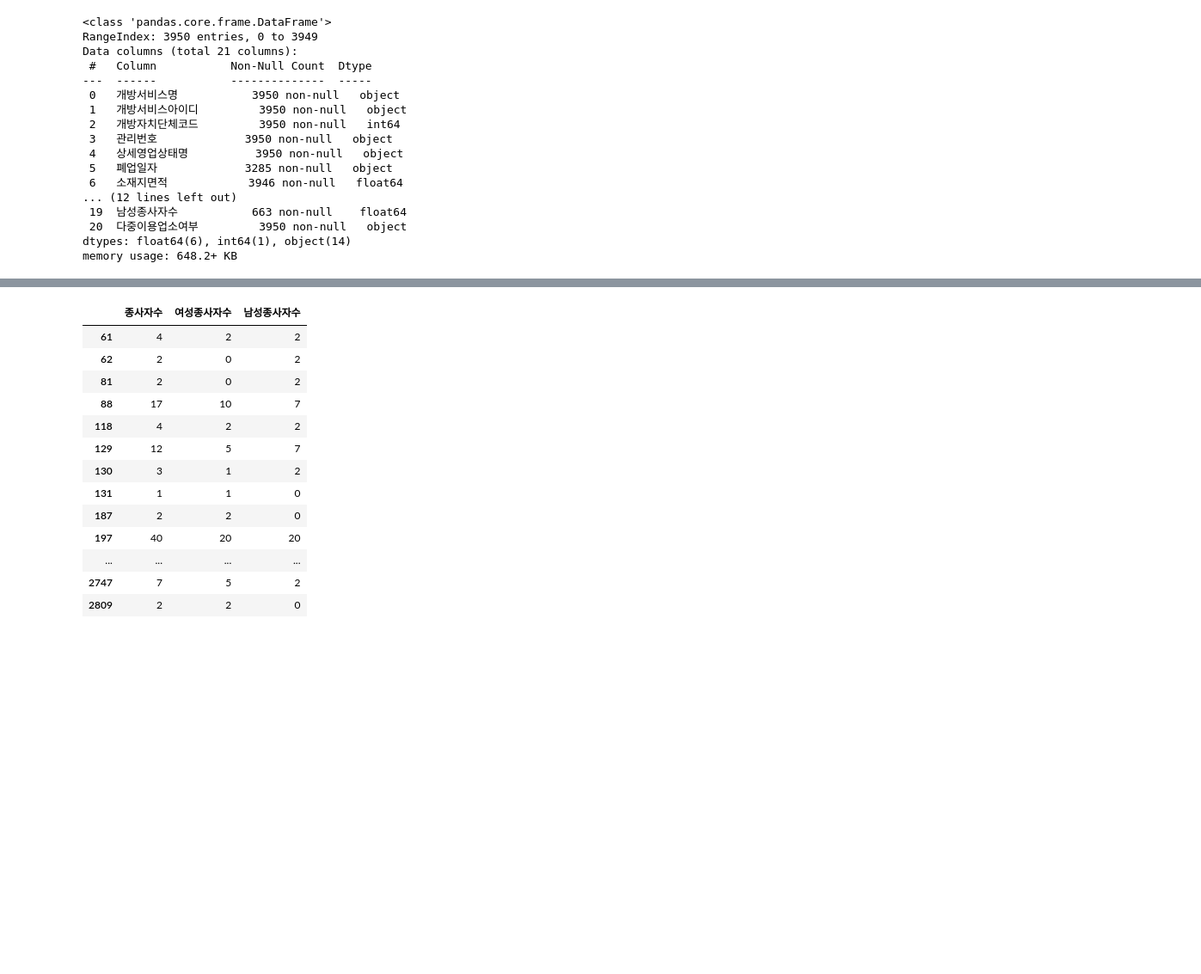
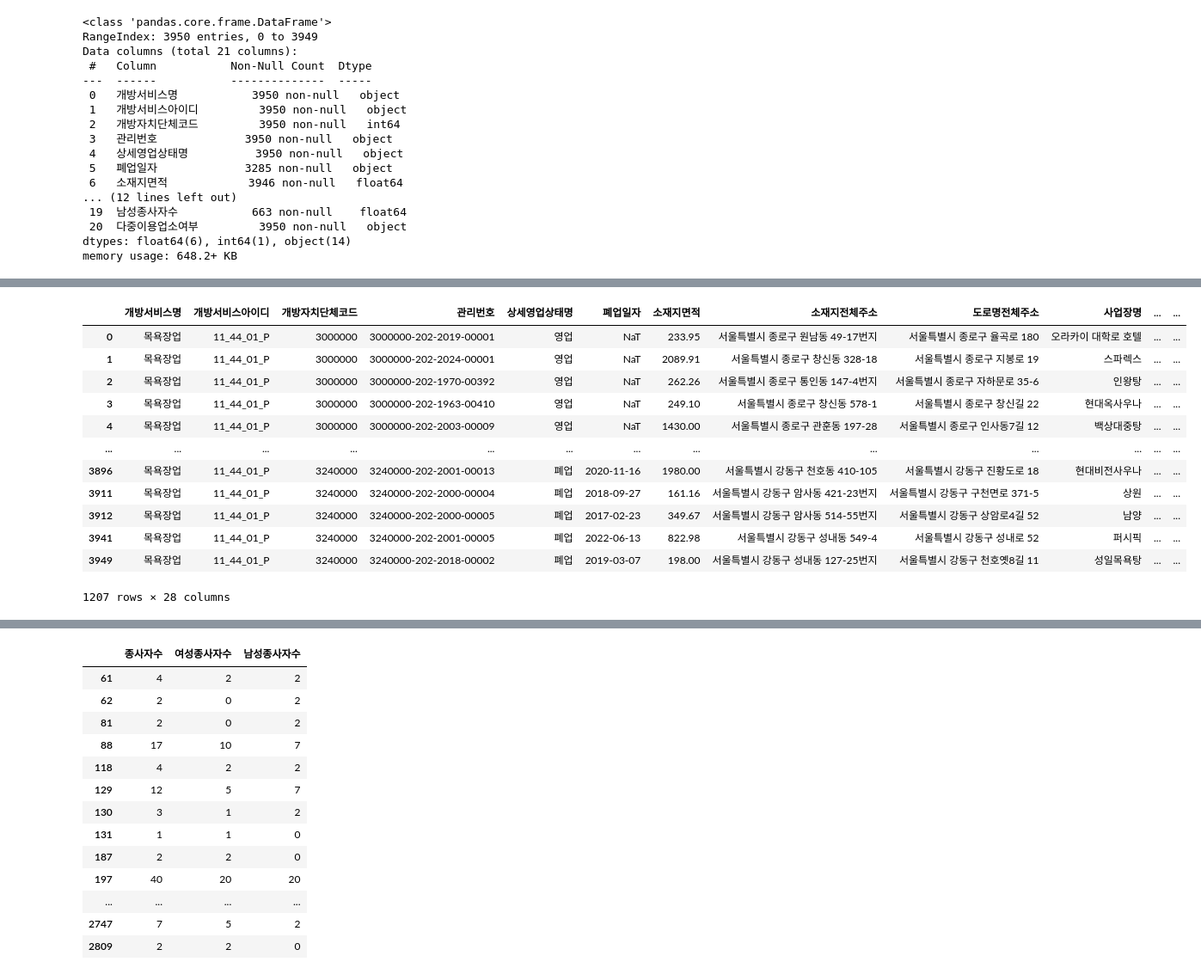
Before and after one commit to mimimoo02/youngwon, a Jupyter notebook: code/add_data.ipynb, the cells around one changed output, grey strips where cells are left out. Shown: that part at 86% size. Saved outputs shown, nothing was run; the diff lists cells and outputs as text; code cells hidden in the pictures; blank space fills up the shorter version.

```diff
--- a/code/add_data.ipynb
+++ b/code/add_data.ipynb
@@ -157,8 +160,8 @@ memory usage: 648.2+ KB
 # %%
 data['폐업일자'] = pd.to_datetime(data['폐업일자'], errors='coerce')
 
-# 폐업일자가 있고 & 2018-01-01 이전인 경우 제거
-mask_drop = data['폐업일자'].notna() & (data['폐업일자'] < pd.Timestamp('2018-01-01'))
+# 폐업일자가 있고 & 2017-01-01 이전인 경우 제거
+mask_drop = data['폐업일자'].notna() & (data['폐업일자'] < pd.Timestamp('2017-01-01'))
 
 data = data[~mask_drop]
 data.info()
@@ -182,0 +186,9 @@ memory usage: 194.9+ KB
+# %%
+### 소재지전체주소, 도로명전체주소 상호보완 ###
+# '소재지전체주소'의 NaN 값을 '도로명전체주소' 값으로 채우기
+data['소재지전체주소'] = data['소재지전체주소'].fillna(data['도로명전체주소'])
+
+# '도로명전체주소'의 NaN 값을 '소재지전체주소' 값으로 채우기
+data['도로명전체주소'] = data['도로명전체주소'].fillna(data['소재지전체주소'])
+
+data.isna().sum()
@@ -182,0 +550,16 @@ memory usage: 194.9+ KB
+# %%
+data
+# %% [output]
+|  | 개방서비스명 | 개방서비스아이디 | 개방자치단체코드 | 관리번호 | 상세영업상태명 | 폐업일자 | 소재지면적 | 소재지전체주소 | 도로명전체주소 | 사업장명 | ... | ... |
+| 0 | 목욕장업 | 11_44_01_P | 3000000 | 3000000-202-2019-00001 | 영업 | NaT | 233.95 | 서울특별시 종로구 원남동 49-17번지 | 서울특별시 종로구 율곡로 180 | 오라카이 대학로 호텔 | ... | ... |
+| 1 | 목욕장업 | 11_44_01_P | 3000000 | 3000000-202-2024-00001 | 영업 | NaT | 2089.91 | 서울특별시 종로구 창신동 328-18 | 서울특별시 종로구 지봉로 19 | 스파렉스 | ... | ... |
+| 2 | 목욕장업 | 11_44_01_P | 3000000 | 3000000-202-1970-00392 | 영업 | NaT | 262.26 | 서울특별시 종로구 통인동 147-4번지 | 서울특별시 종로구 자하문로 35-6 | 인왕탕 | ... | ... |
+| 3 | 목욕장업 | 11_44_01_P | 3000000 | 3000000-202-1963-00410 | 영업 | NaT | 249.10 | 서울특별시 종로구 창신동 578-1 | 서울특별시 종로구 창신길 22 | 현대옥사우나 | ... | ... |
+| 4 | 목욕장업 | 11_44_01_P | 3000000 | 3000000-202-2003-00009 | 영업 | NaT | 1430.00 | 서울특별시 종로구 관훈동 197-28 | 서울특별시 종로구 인사동7길 12 | 백상대중탕 | ... | ... |
+| ... | ... | ... | ... | ... | ... | ... | ... | ... | ... | ... | ... | ... |
+| 3896 | 목욕장업 | 11_44_01_P | 3240000 | 3240000-202-2001-00013 | 폐업 | 2020-11-16 | 1980.00 | 서울특별시 강동구 천호동 410-105 | 서울특별시 강동구 진황도로 18 | 현대비전사우나 | ... | ... |
+| 3911 | 목욕장업 | 11_44_01_P | 3240000 | 3240000-202-2000-00004 | 폐업 | 2018-09-27 | 161.16 | 서울특별시 강동구 암사동 421-23번지 | 서울특별시 강동구 구천면로 371-5 | 상원 | ... | ... |
+| 3912 | 목욕장업 | 11_44_01_P | 3240000 | 3240000-202-2000-00005 | 폐업 | 2017-02-23 | 349.67 | 서울특별시 강동구 암사동 514-55번지 | 서울특별시 강동구 상암로4길 52 | 남양 | ... | ... |
+| 3941 | 목욕장업 | 11_44_01_P | 3240000 | 3240000-202-2001-00005 | 폐업 | 2022-06-13 | 822.98 | 서울특별시 강동구 성내동 549-4 | 서울특별시 강동구 성내로 52 | 퍼시픽 | ... | ... |
+| 3949 | 목욕장업 | 11_44_01_P | 3240000 | 3240000-202-2018-00002 | 폐업 | 2019-03-07 | 198.00 | 서울특별시 강동구 성내동 127-25번지 | 서울특별시 강동구 천호옛8길 11 | 성일목욕탕 | ... | ... |
+1207 rows × 28 columns
```
Also changed, not shown: parts of 39 cells of this notebook.
